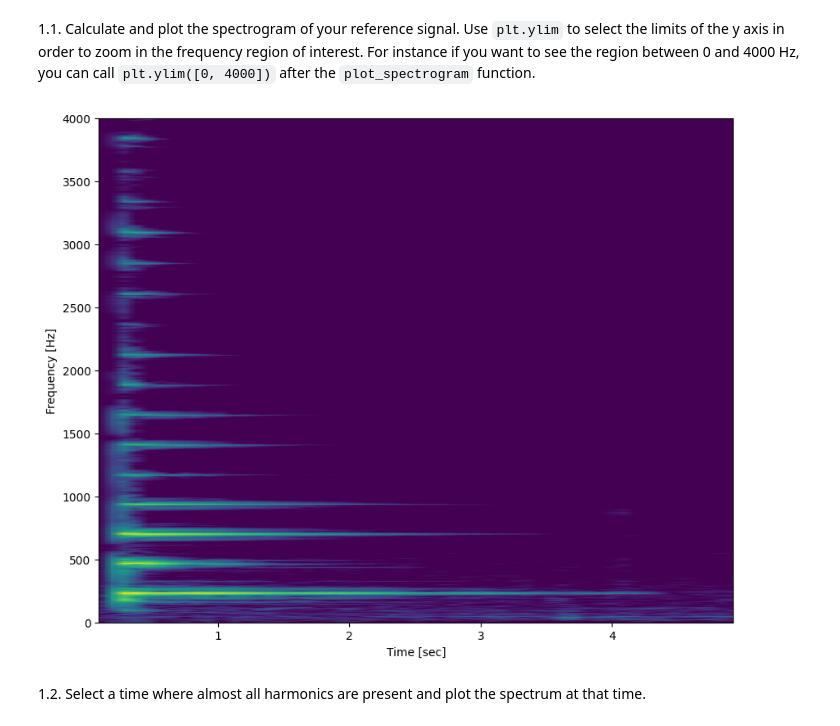
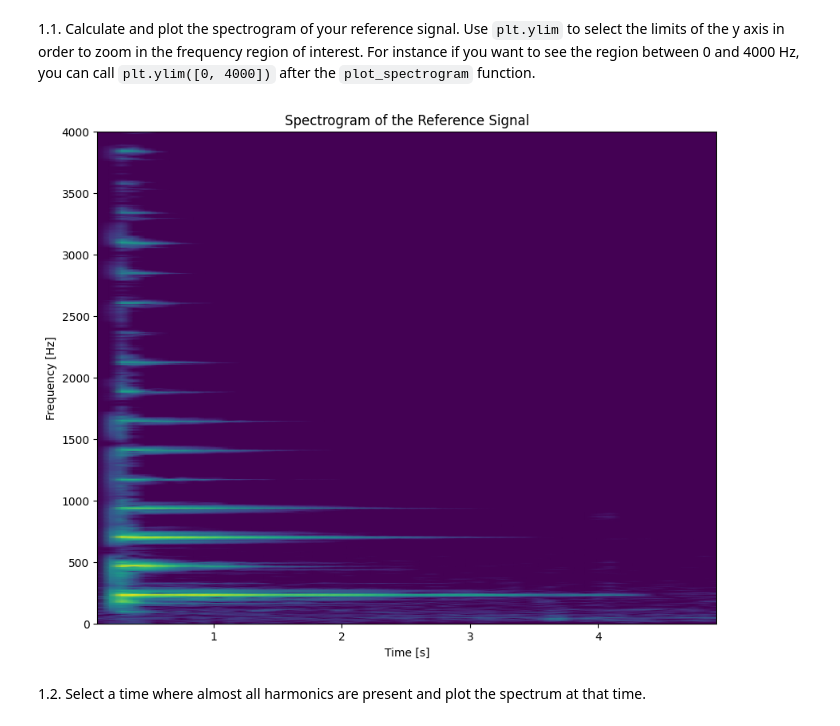
Before and after one commit to IvanLuque0/sis1_group7, a Jupyter notebook: labs/Lab3.ipynb, the cells around one changed output. Drawn from its saved outputs; the diff is of its cells as text; code cells hidden in the pictures.

```diff
--- a/labs/Lab3.ipynb
+++ b/labs/Lab3.ipynb
@@ -64,20 +64,20 @@ plot_spectrum_at(ff, tt, S, 0.5)
 # %% [markdown]
 1.1. Calculate and plot the spectrogram of your reference signal. Use `plt.ylim` to select the limits of the y axis in order to zoom in the frequency region of interest. For instance if you want to see the region between 0 and 4000 Hz, you can call `plt.ylim([0, 4000])` after the `plot_spectrogram` function.
 # %%
-#define signal
-OurRef, fs = load_audio("audio/Guitar_A440.wav")
-fs = 44100
+# Write the code here
+from scipy import signal
 
-# Calculate the spectrogram
 window_length = 8192
-ff, tt, Sxx = signal.spectrogram(OurRef, fs, nperseg=window_length, noverlap=window_length//2)
+ff, tt, S_ref = signal.spectrogram(OurRef, fs, nperseg=window_length, noverlap=window_length / 2)
 
-# Plot the spectrogram
-plt.figure(figsize=(10,8))
-plot_spectrogram(ff, tt, S)
+plt.figure(figsize=(10, 8))
+plot_spectrogram(ff, tt, S_ref)
 plt.ylim([0, 4000])
+plt.xlabel("Time [s]")
+plt.ylabel("Frequency [Hz]")
+plt.title("Spectrogram of the Reference Signal")
 plt.show()
 # %% [output]
-[figure, old version]
+[figure, new version]
 # %% [markdown]
 1.2. Select a time where almost all harmonics are present and plot the spectrum at that time.
```
Also changed, not shown: parts of 7 cells of this notebook.
